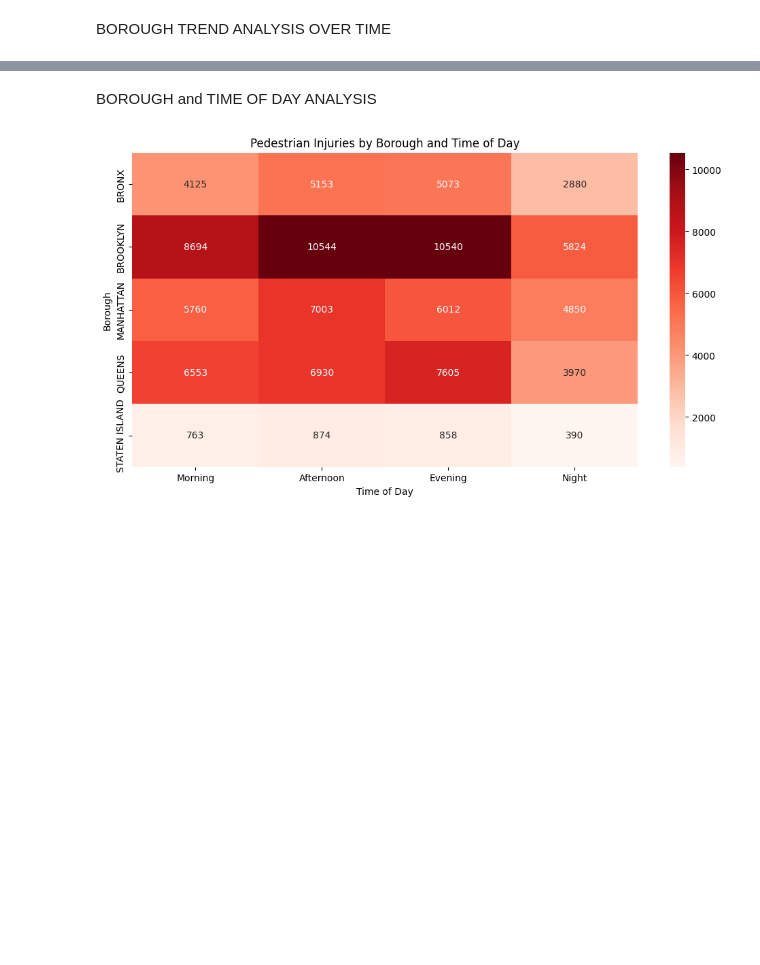
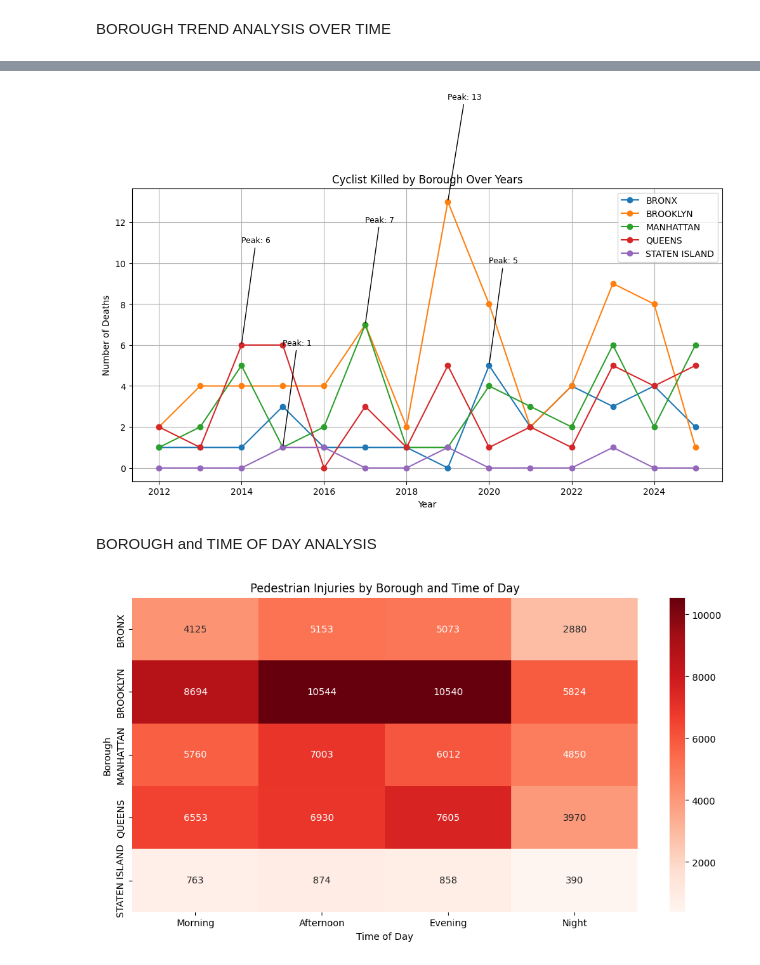
Before and after one commit to harshpp707/NYC_Collision, a Jupyter notebook: EDA.ipynb, the cells around one changed output, grey strips where cells are left out. Cells and saved outputs as stored; diff of their text form; code cells hidden in the pictures; blank space fills up the shorter version.

```diff
--- a/EDA.ipynb
+++ b/EDA.ipynb
@@ -23,5 +66,6 @@ ped_year_borough = ped.groupby(['borough', 'year'])[['number_of_pedestrians_inju
 # %%
 cyc_year_borough = cyc.groupby(['borough', 'year'])[['number_of_cyclist_injured']].sum().reset_index()
+cyc_year_borough_killed = cyc.groupby(['borough', 'year'])[['number_of_cyclist_killed']].sum().reset_index()
 # %%
 plt.figure(figsize=(12,6))
 
@@ -67,3 +90,24 @@ plt.show()
+# %%
+plt.figure(figsize=(12,6))
+
+for b in cyc_year_borough_killed['borough'].unique():
+    data = cyc_year_borough_killed[cyc_year_borough_killed['borough'] == b]
+    plt.plot(data['year'], data['number_of_cyclist_killed'], marker='o', label=b)
+    peak = data.loc[data['number_of_cyclist_killed'].idxmax()]
+    plt.annotate(f"Peak: {int(peak['number_of_cyclist_killed'])}",
+                 xy=(peak['year'], peak['number_of_cyclist_killed']),
+                 xytext=(peak['year'], peak['number_of_cyclist_killed']+5),
+                 arrowprops=dict(facecolor='black', arrowstyle='-'),
+                 fontsize=9)
+
+plt.title('Cyclist Killed by Borough Over Years')
+plt.xlabel('Year')
+plt.ylabel('Number of Deaths')
+plt.legend()
+plt.grid(True)
+plt.show()
+# %% [output]
+[figure, added]
 # %% [markdown]
 BOROUGH and TIME OF DAY ANALYSIS
 # %%
```
Also changed, not shown: parts of 26 cells of this notebook.
